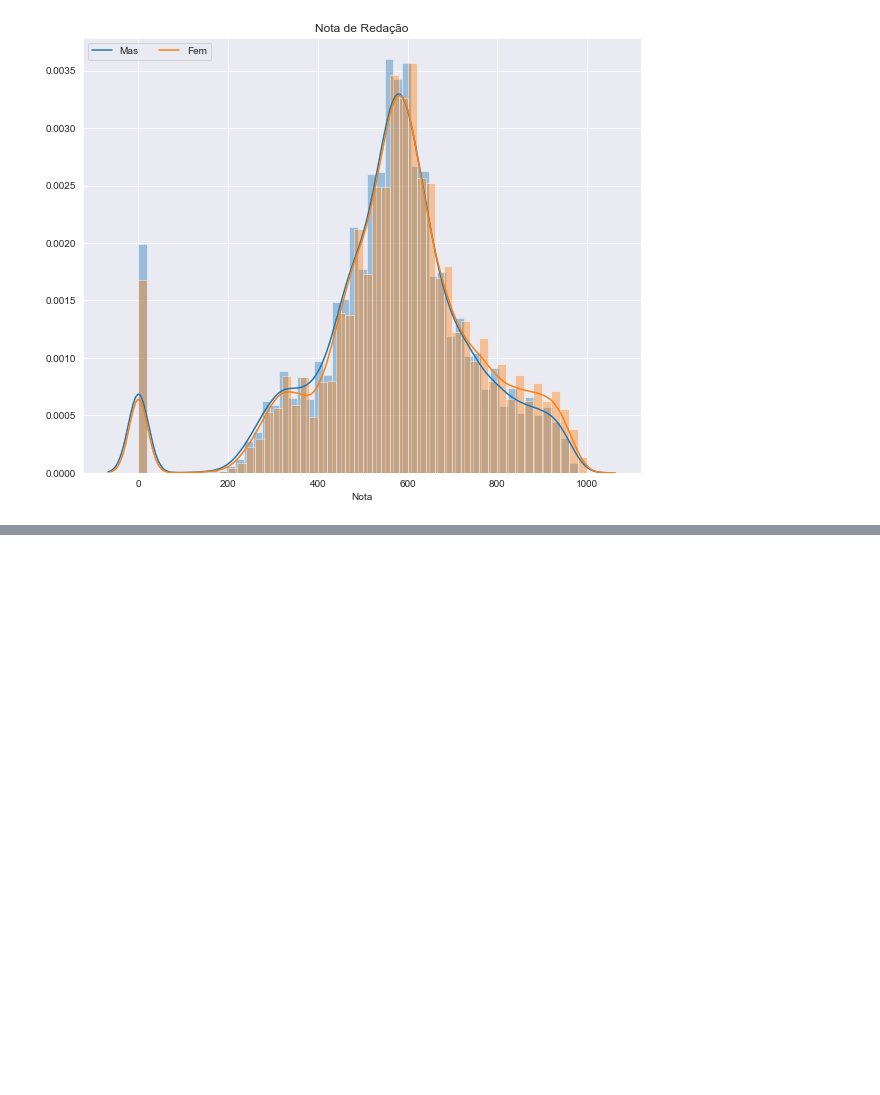
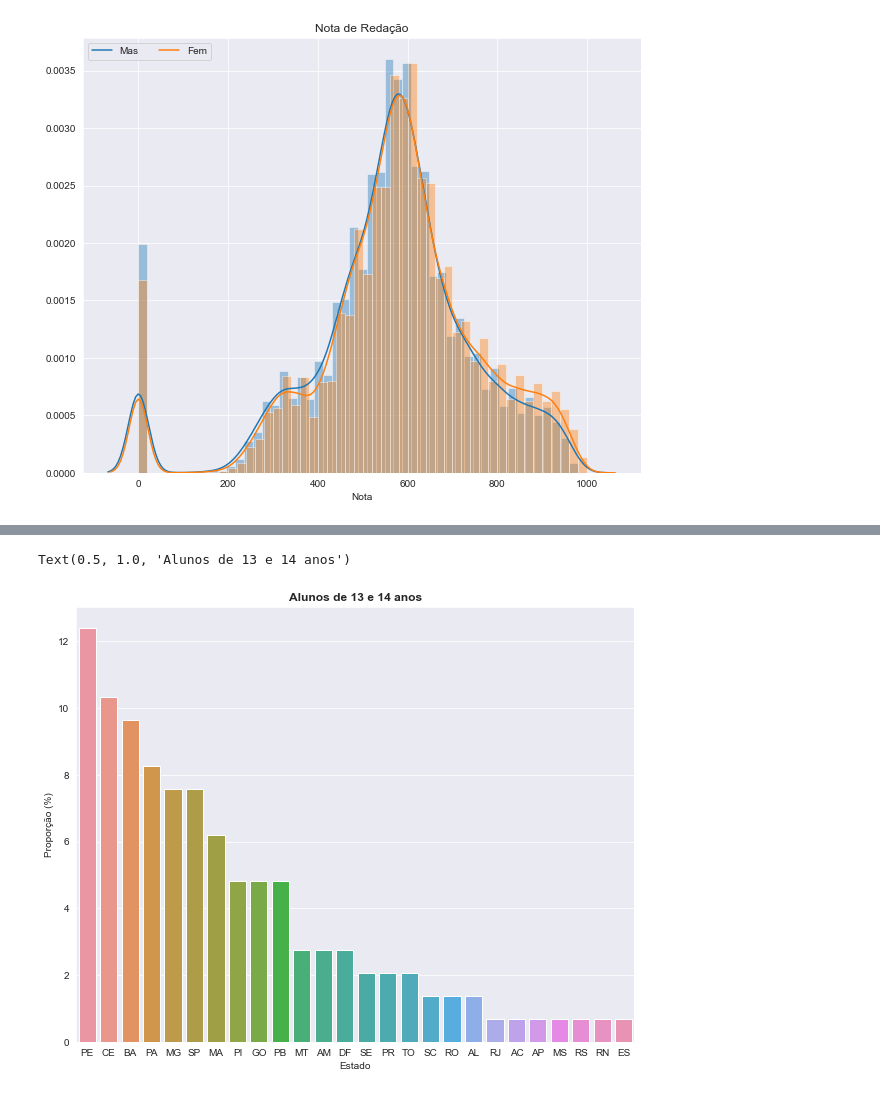
Before and after one commit to houstonsantos/Alura-Imersao-Dados, a Jupyter notebook: DesafiosAulas.ipynb, the cells around one changed output, grey strips where cells are left out. Cells and saved outputs as stored; diff of their text form; code cells hidden in the pictures; blank space fills up the shorter version.

Commit message:
Add Desafio Aula02

```diff
--- a/DesafiosAulas.ipynb
+++ b/DesafiosAulas.ipynb
@@ -208,0 +225,5 @@ plt.show()
+# %%
+# MEGA DESAFIO DA THAINÁ: Pegar a amostra completa dos alunos de 13 e 14 anos
+# dados.query('NU_IDADE == 13 | NU_IDADE == 14')
+mega_desafio = dados[(dados["NU_IDADE"] == 13) | (dados["NU_IDADE"] == 14)]
+mega_desafio
@@ -208,0 +244,3 @@ plt.show()
+# %%
+p_mega_desafio = mega_desafio.SG_UF_RESIDENCIA.value_counts(normalize = True) * 100
+p_mega_desafio
@@ -208,0 +265,11 @@ plt.show()
+# %%
+p_mega_desafio = p_mega_desafio.reset_index()
+# %%
+plt.figure(figsize = (10, 8))
+sns.barplot(x = 'index', y = 'SG_UF_RESIDENCIA', data = p_mega_desafio)
+plt.xlabel("Estado")
+plt.ylabel("Proporção (%)")
+plt.title("Alunos de 13 e 14 anos", fontweight = "bold")
+# %% [output]
+Text(0.5, 1.0, 'Alunos de 13 e 14 anos')
+[figure, added]
```
Also changed, not shown: parts of 19 cells of this notebook.
